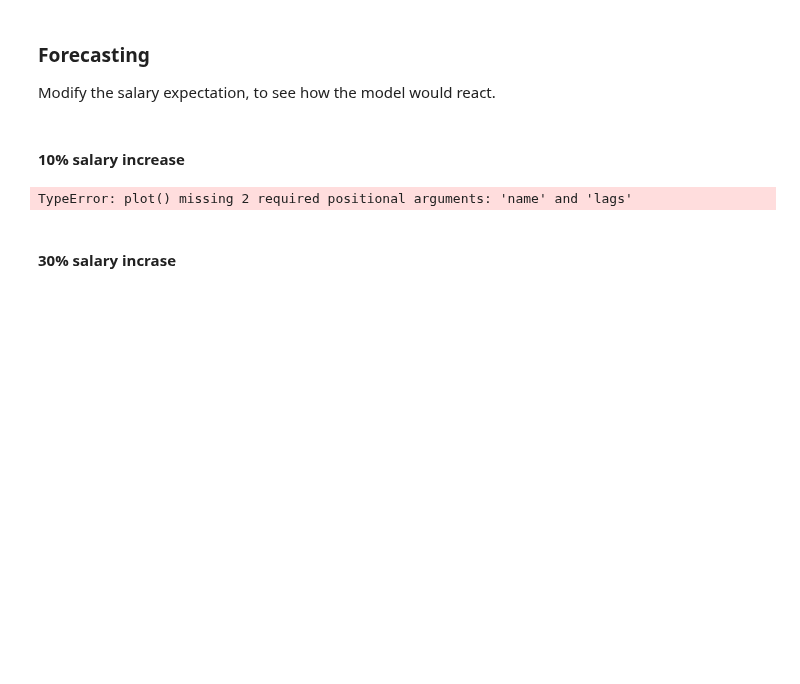
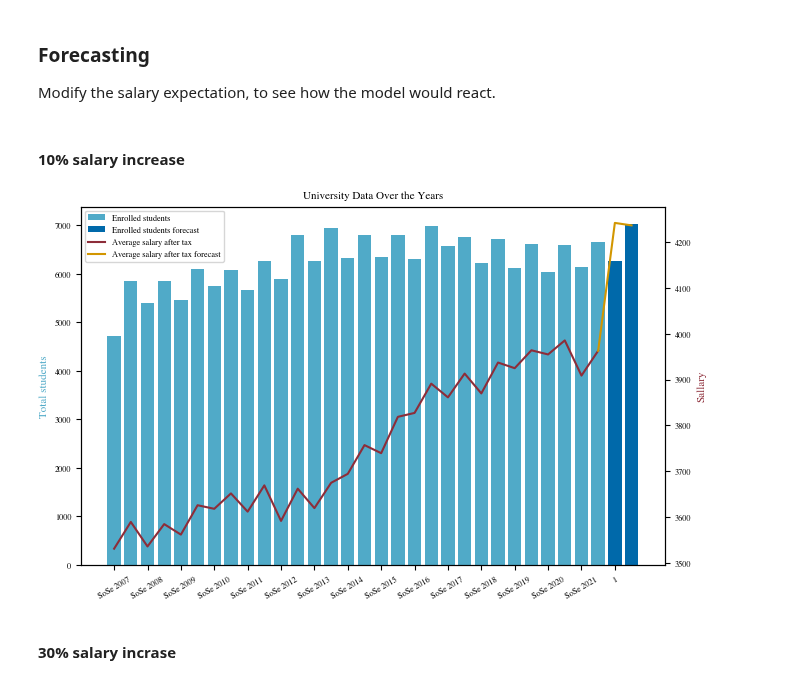
Before and after one commit to mxs01/AnalysingStudentDevelopment, a Jupyter notebook: exp/exp_03_modifyInputData.ipynb, the cells around one changed output. Cells and saved outputs as stored; diff of their text form; code cells hidden in the pictures; blank space fills up the shorter version.

Commit message:
fixed ci error

```diff
--- a/exp/exp_03_modifyInputData.ipynb
+++ b/exp/exp_03_modifyInputData.ipynb
@@ -64,10 +64,10 @@ Modify the salary expectation, to see how the model would react.
 # %%
 modifiedSalary = modifySalary(completeData, lambda x: x * 1.1)
 lagged_values = modifiedSalary[-PAST_STEPS:]  # Use the last available values as lagged values
 forecast = results.forecast(lagged_values, steps=PREDICTION_STPES)
-plot(completeData, forecast, YEARS[3:-4])
+plot(completeData, forecast, YEARS[3:-4],"prediction_modified_10%_increase_{PAST_STEPS}_lags", PAST_STEPS)
 # %% [output]
-TypeError: plot() missing 2 required positional arguments: 'name' and 'lags'
+[figure, added]
 # %% [markdown]
 #### 30% salary incrase
 # %%
```
Also changed, not shown: parts of 2 cells of this notebook.
